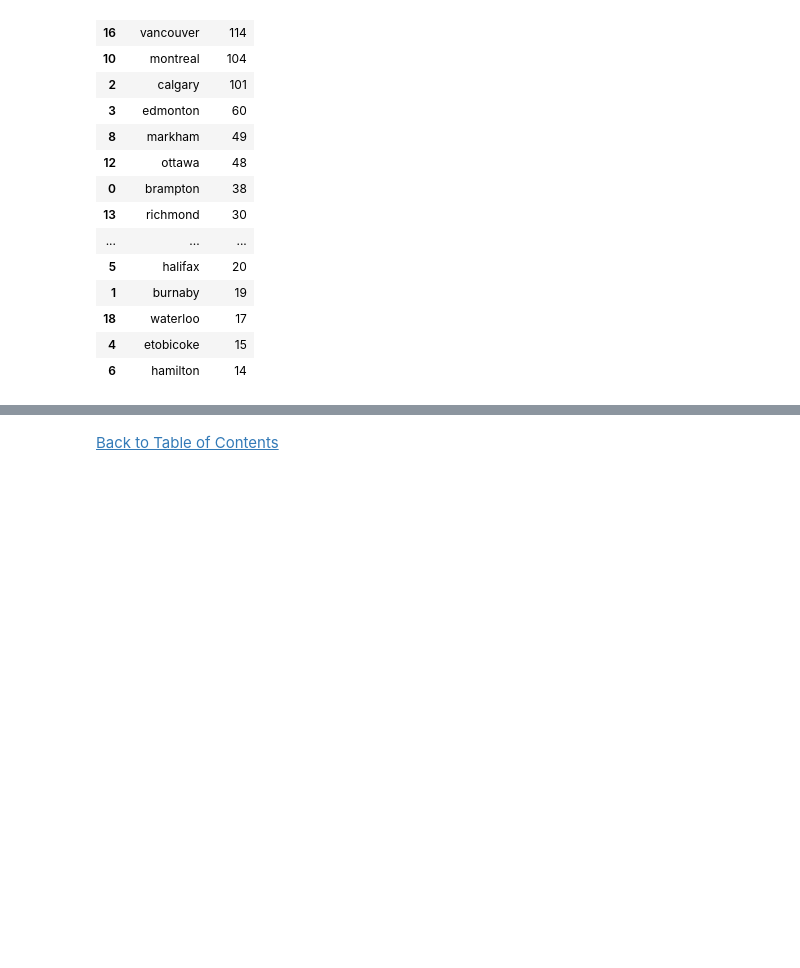
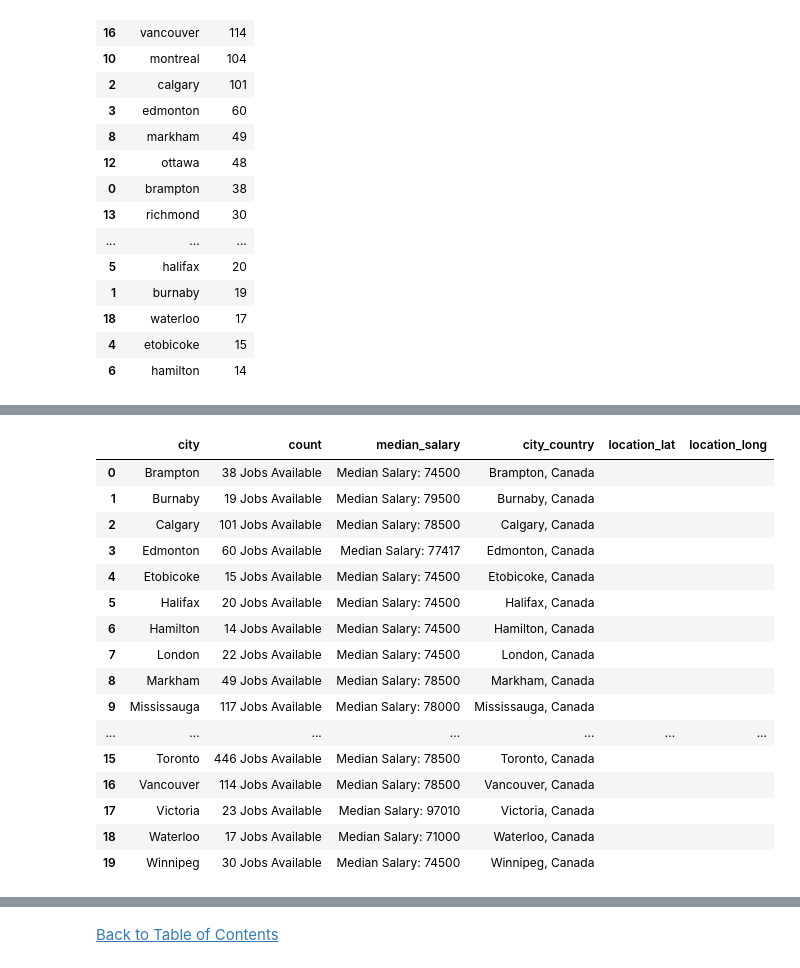
Before and after one commit to jasondo-da/Canadian_Data_Science_Jobs_Analysis, a Jupyter notebook: da_job_posts_canada_analysis.ipynb, the cells around one changed output, grey strips where cells are left out. Saved outputs shown, nothing was run; the diff lists cells and outputs as text; code cells hidden in the pictures; blank space fills up the shorter version.

```diff
--- a/da_job_posts_canada_analysis.ipynb
+++ b/da_job_posts_canada_analysis.ipynb
@@ -1020,0 +843,25 @@ array(['0', '105000', '62.66', '51.78', '113847', '56.27', '128809',
+# %%
+# Creating a custom function to convert all individual salary values
+# into a salary range to later create a min and max salary column
+def two_values(value):
+    if '-' in value:
+        return value
+
+    elif value.startswith('0'):
+        return value
+
+    if value == '':
+        return '0-0'
+
+    else:
+        return (f'{value}-{value}')
+
+df['salary'] = df['salary'].apply(two_values)
+
+
+# Removing long character values that are unlegible and unfixable
+df['salary'] = df['salary'][df['salary'].str.len() < 20]
+
+# Filling in missing values with 0-0
+df['salary'].fillna('0-0', inplace=True)
+df['salary'].unique()
@@ -1437,5 +1459,11 @@ top_20_cities
 | 6 | hamilton | 14 |
 # %%
 top_20_list = top_20_cities['city'].tolist()
-df[df['city'].isin(top_20_list)].groupby('city')['avg_salary'].median()
+
+median_salary = df[df['city'].isin(top_20_list)].groupby('city')['avg_salary'].median().to_dict()
+top_20_median_salary = pd.DataFrame.from_dict(median_salary, orient='index')
+top_20_median_salary.reset_index(inplace=True)
+top_20_median_salary.rename(columns={'index': 'city', 0: 'median_salary'}, inplace=True)
+top_20_median_salary['median_salary'] = top_20_median_salary['median_salary'].astype('int')
+top_20_median_salary
 # %% [output]
@@ -1507,0 +1487,29 @@ canada_map
+# %%
+canada_cities = pd.merge(top_20_cities, top_20_median_salary, how='right', on='city')
+
+canada_cities['city'] = canada_cities['city'].str.replace('_', ' ')
+canada_cities['city'] = canada_cities['city'].str.title()
+canada_cities['count'] = (canada_cities['count'].astype('str')) + ' Jobs Available'
+canada_cities['median_salary'] = 'Median Salary: ' + canada_cities['median_salary'].astype('str')
+canada_cities['city_country'] = (canada_cities['city'] + ', Canada')
+canada_cities['location_lat'] = ''
+canada_cities['location_long'] = ''
+canada_cities
+# %% [output]
+|  | city | count | median_salary | city_country | location_lat | location_long |
+| 0 | Brampton | 38 Jobs Available | Median Salary: 74500 | Brampton, Canada |  |  |
+| 1 | Burnaby | 19 Jobs Available | Median Salary: 79500 | Burnaby, Canada |  |  |
+| 2 | Calgary | 101 Jobs Available | Median Salary: 78500 | Calgary, Canada |  |  |
+| 3 | Edmonton | 60 Jobs Available | Median Salary: 77417 | Edmonton, Canada |  |  |
+| 4 | Etobicoke | 15 Jobs Available | Median Salary: 74500 | Etobicoke, Canada |  |  |
+| 5 | Halifax | 20 Jobs Available | Median Salary: 74500 | Halifax, Canada |  |  |
+| 6 | Hamilton | 14 Jobs Available | Median Salary: 74500 | Hamilton, Canada |  |  |
+| 7 | London | 22 Jobs Available | Median Salary: 74500 | London, Canada |  |  |
+| 8 | Markham | 49 Jobs Available | Median Salary: 78500 | Markham, Canada |  |  |
+| 9 | Mississauga | 117 Jobs Available | Median Salary: 78000 | Mississauga, Canada |  |  |
+| ... | ... | ... | ... | ... | ... | ... |
+| 15 | Toronto | 446 Jobs Available | Median Salary: 78500 | Toronto, Canada |  |  |
+| 16 | Vancouver | 114 Jobs Available | Median Salary: 78500 | Vancouver, Canada |  |  |
+| 17 | Victoria | 23 Jobs Available | Median Salary: 97010 | Victoria, Canada |  |  |
+| 18 | Waterloo | 17 Jobs Available | Median Salary: 71000 | Waterloo, Canada |  |  |
+| 19 | Winnipeg | 30 Jobs Available | Median Salary: 74500 | Winnipeg, Canada |  |  |
```
Also changed, not shown: parts of 82 cells of this notebook.
